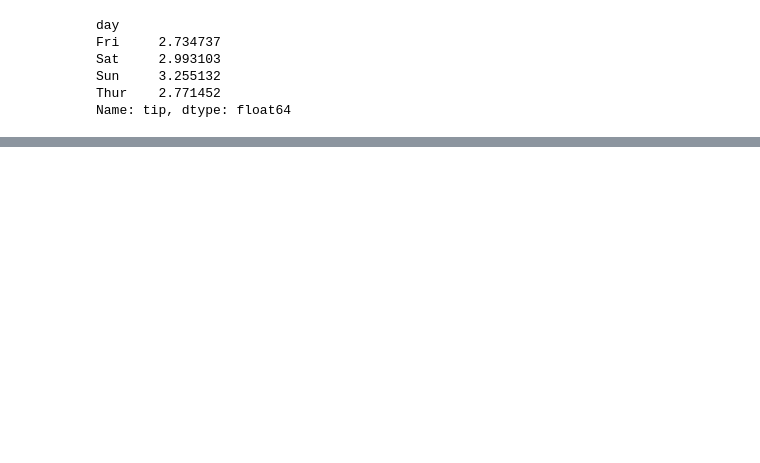
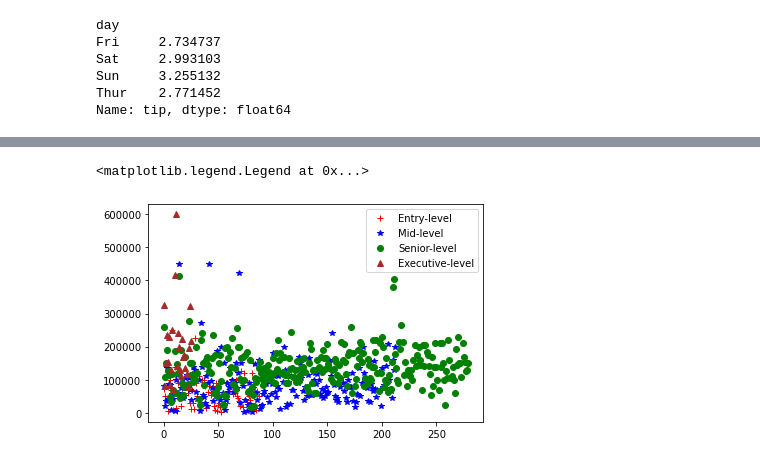
Before and after one commit to Shusmoy108/Data-Mining, a Jupyter notebook: HW01.ipynb, the cells around one changed output, grey strips where cells are left out. Saved outputs shown, nothing was run; the diff lists cells and outputs as text; code cells hidden in the pictures; blank space fills up the shorter version.

```diff
--- a/HW01.ipynb
+++ b/HW01.ipynb
@@ -269,0 +375,10 @@ plt.axis('equal')
+# %%
+plt.subplot(111)
+plt.plot([x for x in range(len(en.index))], en['salary_in_usd'],"+",color="r",label="Entry-level")
+plt.plot([x for x in range(len(mi.index))], mi['salary_in_usd'],"*",color="b", label="Mid-level")
+plt.plot([x for x in range(len(se.index))], se['salary_in_usd'],"o",color="g",label="Senior-level")
+nplt.plot([x for x in range(len(ex.index))], ex['salary_in_usd'],"^",color="brown", label="Executive-level")
+plt.legend()
+# %% [output]
+<matplotlib.legend.Legend at 0x...>
+[figure, added]
```
Also changed, not shown: parts of 51 cells of this notebook.
